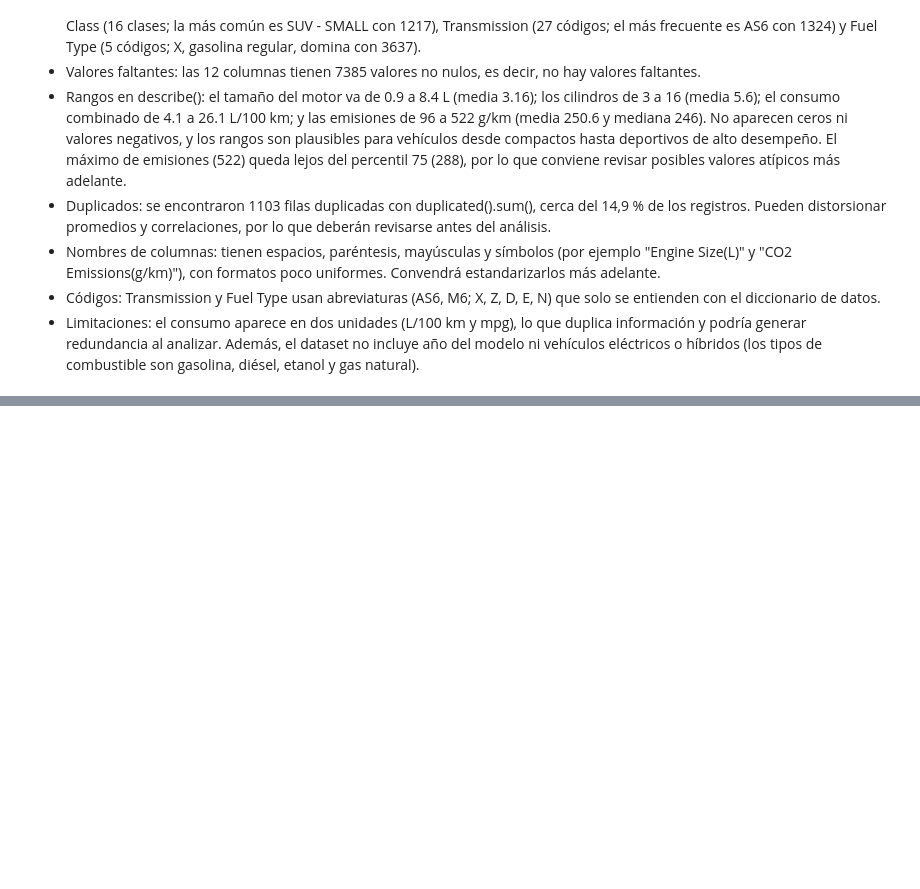
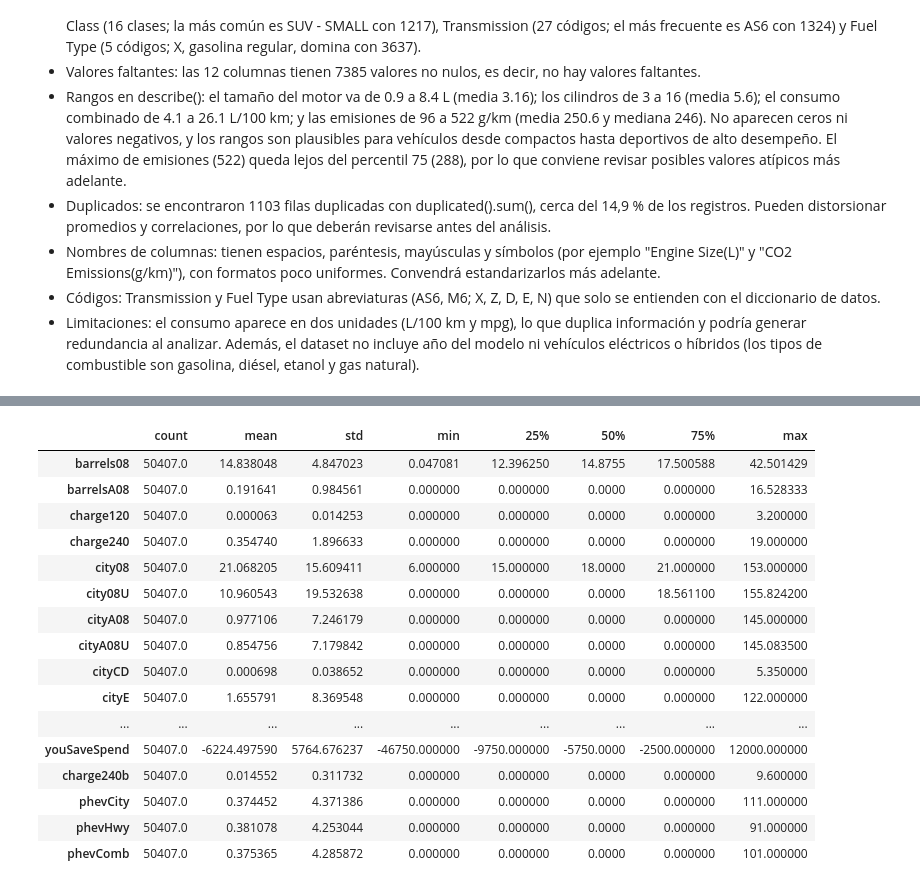
Before and after one commit to Sehuto96/emisiones-vehiculos-diagnostico, a Jupyter notebook: notebooks/diagnostico_calidad.ipynb, the cells around one changed output, grey strips where cells are left out. Drawn from its saved outputs; the diff is of its cells as text; code cells hidden in the pictures; blank space fills up the shorter version.

```diff
--- a/notebooks/diagnostico_calidad.ipynb
+++ b/notebooks/diagnostico_calidad.ipynb
@@ -172,0 +177,5 @@ np.int64(1103)
+# %%
+# Mostrar todas las columnas y filas en las salidas largas
+# (df_epa tiene 84 columnas y Pandas oculta las del medio)
+pd.set_option("display.max_columns", None)
+pd.set_option("display.max_rows", 100)
@@ -172,0 +269,21 @@ np.int64(1103)
+# %%
+# Estadísticas descriptivas de las columnas numéricas (transpuesta para leer mejor)
+df_epa.describe().T
+# %% [output]
+|  | count | mean | std | min | 25% | 50% | 75% | max |
+| barrels08 | 50407.0 | 14.838048 | 4.847023 | 0.047081 | 12.396250 | 14.8755 | 17.500588 | 42.501429 |
+| barrelsA08 | 50407.0 | 0.191641 | 0.984561 | 0.000000 | 0.000000 | 0.0000 | 0.000000 | 16.528333 |
+| charge120 | 50407.0 | 0.000063 | 0.014253 | 0.000000 | 0.000000 | 0.0000 | 0.000000 | 3.200000 |
+| charge240 | 50407.0 | 0.354740 | 1.896633 | 0.000000 | 0.000000 | 0.0000 | 0.000000 | 19.000000 |
+| city08 | 50407.0 | 21.068205 | 15.609411 | 6.000000 | 15.000000 | 18.0000 | 21.000000 | 153.000000 |
+| city08U | 50407.0 | 10.960543 | 19.532638 | 0.000000 | 0.000000 | 0.0000 | 18.561100 | 155.824200 |
+| cityA08 | 50407.0 | 0.977106 | 7.246179 | 0.000000 | 0.000000 | 0.0000 | 0.000000 | 145.000000 |
+| cityA08U | 50407.0 | 0.854756 | 7.179842 | 0.000000 | 0.000000 | 0.0000 | 0.000000 | 145.083500 |
+| cityCD | 50407.0 | 0.000698 | 0.038652 | 0.000000 | 0.000000 | 0.0000 | 0.000000 | 5.350000 |
+| cityE | 50407.0 | 1.655791 | 8.369548 | 0.000000 | 0.000000 | 0.0000 | 0.000000 | 122.000000 |
+| ... | ... | ... | ... | ... | ... | ... | ... | ... |
+| youSaveSpend | 50407.0 | -6224.497590 | 5764.676237 | -46750.000000 | -9750.000000 | -5750.0000 | -2500.000000 | 12000.000000 |
+| charge240b | 50407.0 | 0.014552 | 0.311732 | 0.000000 | 0.000000 | 0.0000 | 0.000000 | 9.600000 |
+| phevCity | 50407.0 | 0.374452 | 4.371386 | 0.000000 | 0.000000 | 0.0000 | 0.000000 | 111.000000 |
+| phevHwy | 50407.0 | 0.381078 | 4.253044 | 0.000000 | 0.000000 | 0.0000 | 0.000000 | 91.000000 |
+| phevComb | 50407.0 | 0.375365 | 4.285872 | 0.000000 | 0.000000 | 0.0000 | 0.000000 | 101.000000 |
```
Also changed, not shown: parts of 21 cells of this notebook.
